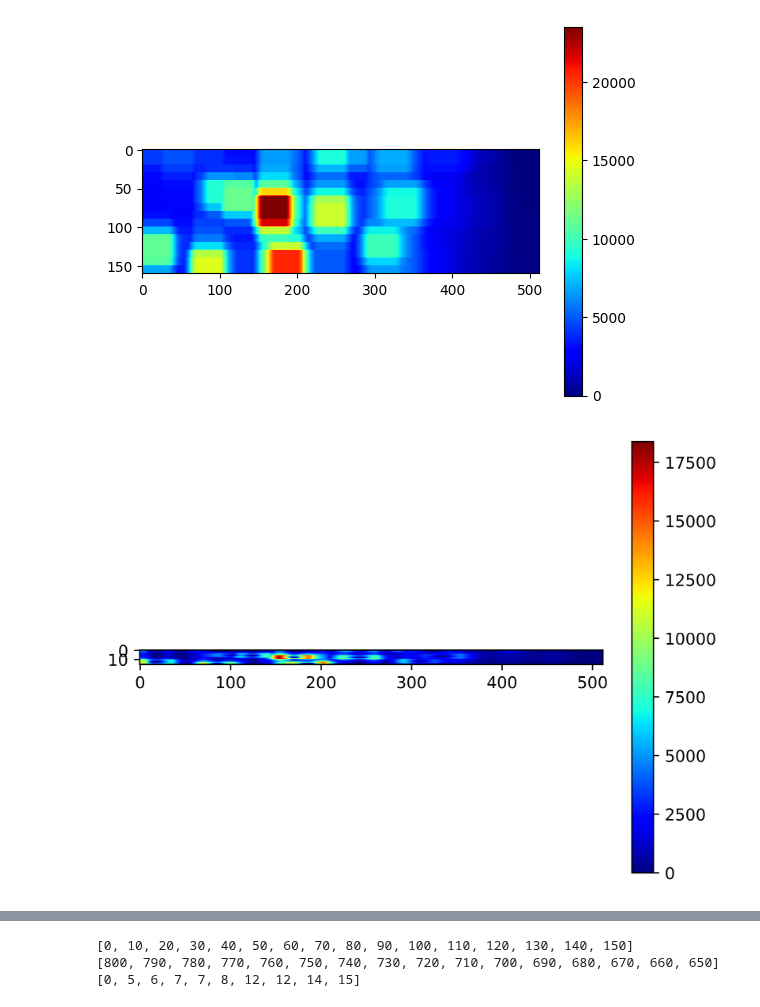
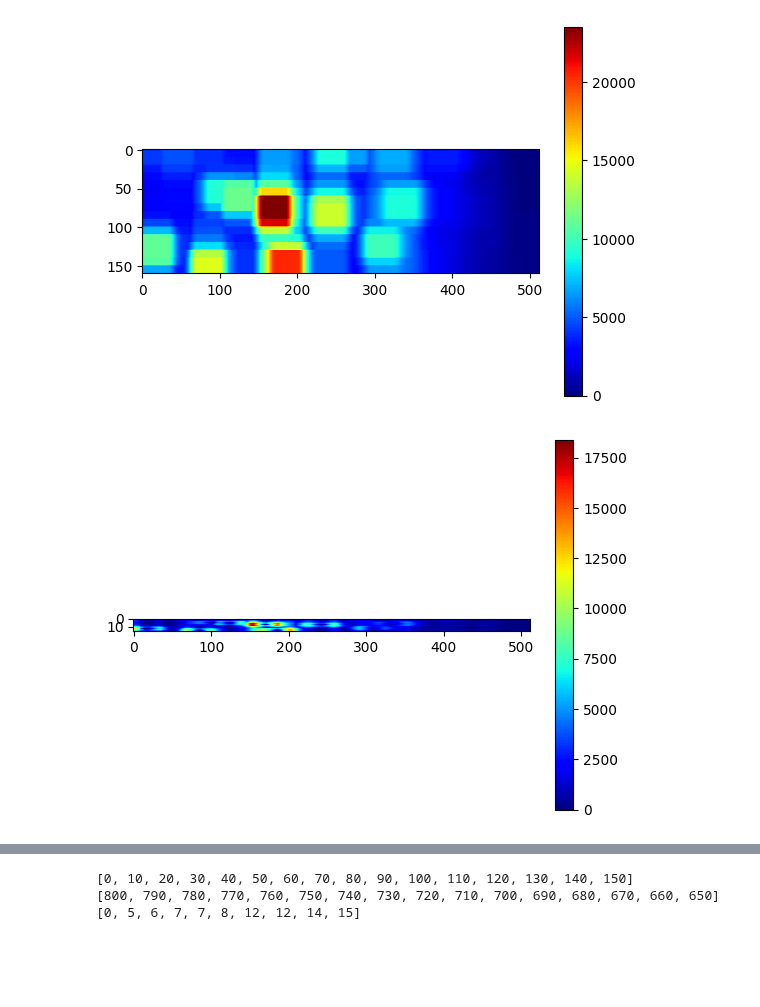
Before and after one commit to chiashi-lab/pl, a Jupyter notebook: notebook/ple.ipynb, the cells around one changed output, grey strips where cells are left out. Saved outputs shown, nothing was run; the diff lists cells and outputs as text; code cells hidden in the pictures; blank space fills up the shorter version.

```diff
--- a/notebook/ple.ipynb
+++ b/notebook/ple.ipynb
@@ -172,10 +172,9 @@ torch.Size([1, 1, 16, 512])
 [figure]
 # %%
 minused = d1_datafiltered - d1_data
-plt.figure(dpi=1000)
 plt.imshow(minused.squeeze(0).squeeze(0).detach().numpy(), cmap='jet')
 plt.colorbar()
 plt.show()
 # %% [output]
-[figure, old version]
+[figure, new version]
 # %%
```
Also changed, not shown: parts of 4 cells of this notebook.
